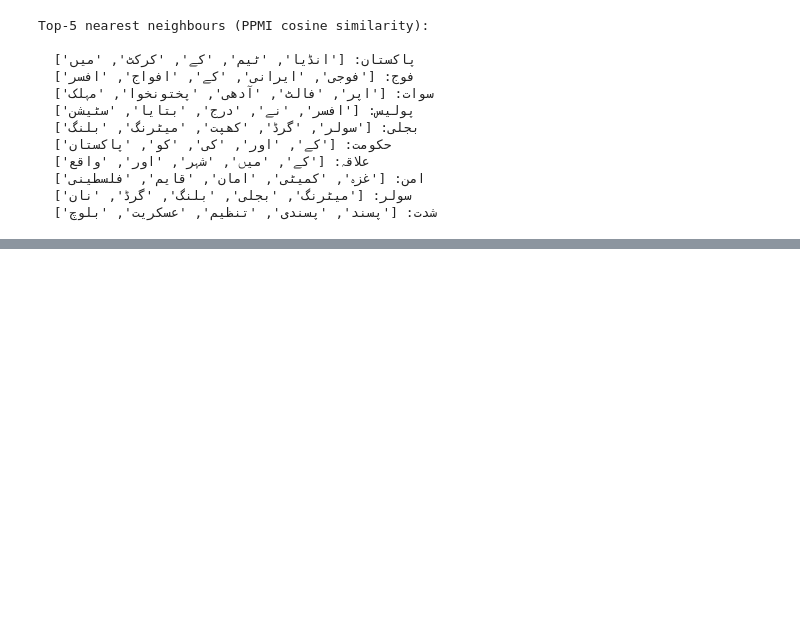
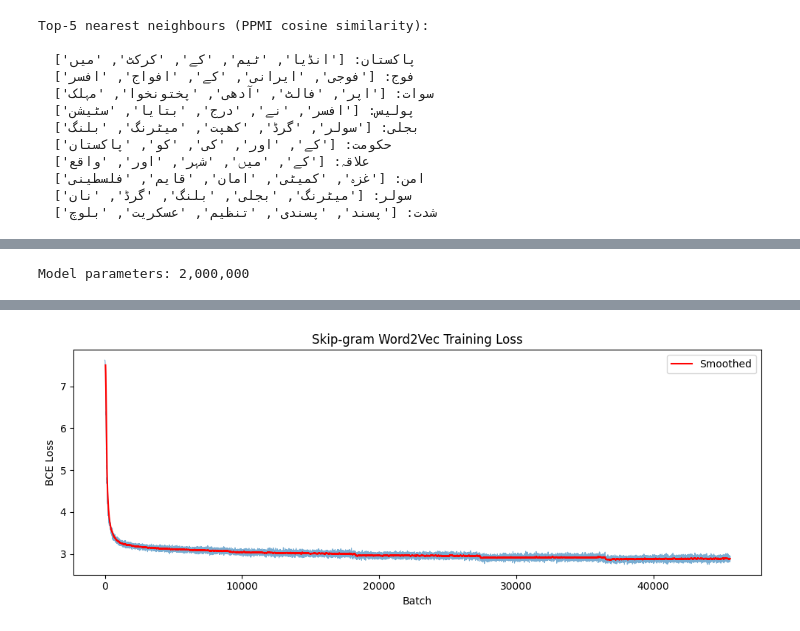
Before and after one commit to Saif1Shahzad/i23-2634-NLP-Assignment2, a Jupyter notebook: i23-2634_Assignment2_DS-A.ipynb, the cells around one changed output, grey strips where cells are left out. Drawn from its saved outputs; the diff is of its cells as text; code cells hidden in the pictures; blank space fills up the shorter version.

```diff
--- a/i23-2634_Assignment2_DS-A.ipynb
+++ b/i23-2634_Assignment2_DS-A.ipynb
@@ -362,0 +384,66 @@ Top-5 nearest neighbours (PPMI cosine similarity):
+# %%
+class SkipGram(nn.Module):
+    def __init__(self, vocab_size, d=100):
+        super().__init__()
+        self.V = nn.Embedding(vocab_size, d)
+        self.U = nn.Embedding(vocab_size, d)
+        nn.init.uniform_(self.V.weight, -0.5/d, 0.5/d)
+        nn.init.zeros_(self.U.weight)
+
+    def forward(self, center, pos_ctx, neg_ctx):
+        vc  = self.V(center)
+        uo  = self.U(pos_ctx)
+        un  = self.U(neg_ctx)
+
+        pos_score = (uo * vc).sum(-1)
+        neg_score = (un * vc.unsqueeze(1)).sum(-1)
+
+        pos_loss  = F.logsigmoid(pos_score)
+        neg_loss  = F.logsigmoid(-neg_score).sum(-1)
+        return -(pos_loss + neg_loss).mean()
+
+model_w2v  = SkipGram(V, D_EMBED).to(device)
+optimizer  = torch.optim.Adam(model_w2v.parameters(), lr=0.001)
+print(f'Model parameters: {sum(p.numel() for p in model_w2v.parameters()):,}')
+# %% [output]
+Model parameters: 2,000,000
+# %%
+EPOCHS = 5
+loss_history = []
+
+for epoch in range(EPOCHS):
+    model_w2v.train()
+    epoch_loss = 0.0
+    n_batches  = 0
+    for step, (center, pos, neg) in enumerate(dataloader):
+        center = center.to(device)
+        pos    = pos.to(device)
+        neg    = neg.to(device)
+        loss   = model_w2v(center, pos, neg)
+        optimizer.zero_grad()
+        loss.backward()
+        optimizer.step()
+        epoch_loss += loss.item()
+        n_batches  += 1
+        if step % 200 == 0:
+            print(f'  Epoch {epoch+1} step {step:4d}/{len(dataloader)} loss={loss.item():.4f}')
+        loss_history.append(loss.item())
+    print(f'Epoch {epoch+1}/{EPOCHS} — avg loss: {epoch_loss/n_batches:.4f}')
+
+emb_avg = 0.5 * (model_w2v.V.weight + model_w2v.U.weight)
+emb_np  = emb_avg.detach().cpu().numpy()
+np.save('embeddings/embeddings_w2v.npy', emb_np)
+print('Embeddings saved: embeddings/embeddings_w2v.npy', emb_np.shape)
+
+plt.figure(figsize=(10, 4))
+plt.plot(loss_history, alpha=0.6, linewidth=0.8)
+smooth = np.convolve(loss_history, np.ones(50)/50, mode='valid')
+plt.plot(range(49, 49+len(smooth)), smooth, color='red', linewidth=1.5, label='Smoothed')
+plt.xlabel('Batch')
+plt.ylabel('BCE Loss')
+plt.title('Skip-gram Word2Vec Training Loss')
+plt.legend()
+plt.tight_layout()
+plt.savefig('w2v_loss_curve.png', dpi=150)
+plt.show()
+# %% [output]
@@ -362,0 +467 @@ Top-5 nearest neighbours (PPMI cosine similarity):
+[figure, added]
```
Also changed, not shown: parts of 32 cells of this notebook, 9 other files.
